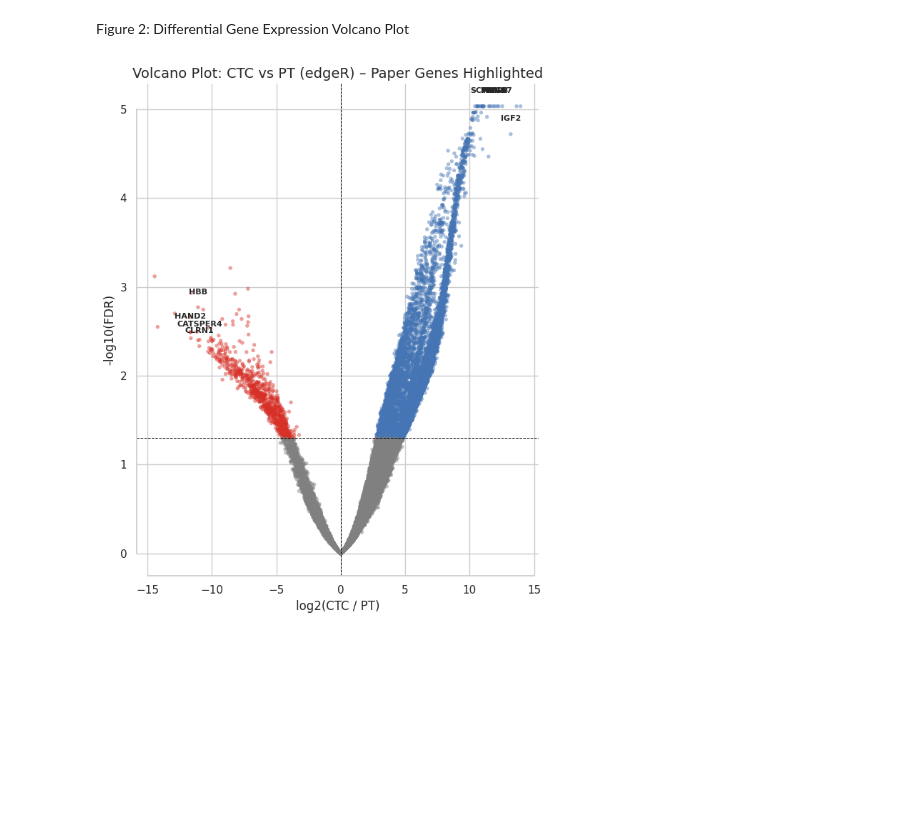
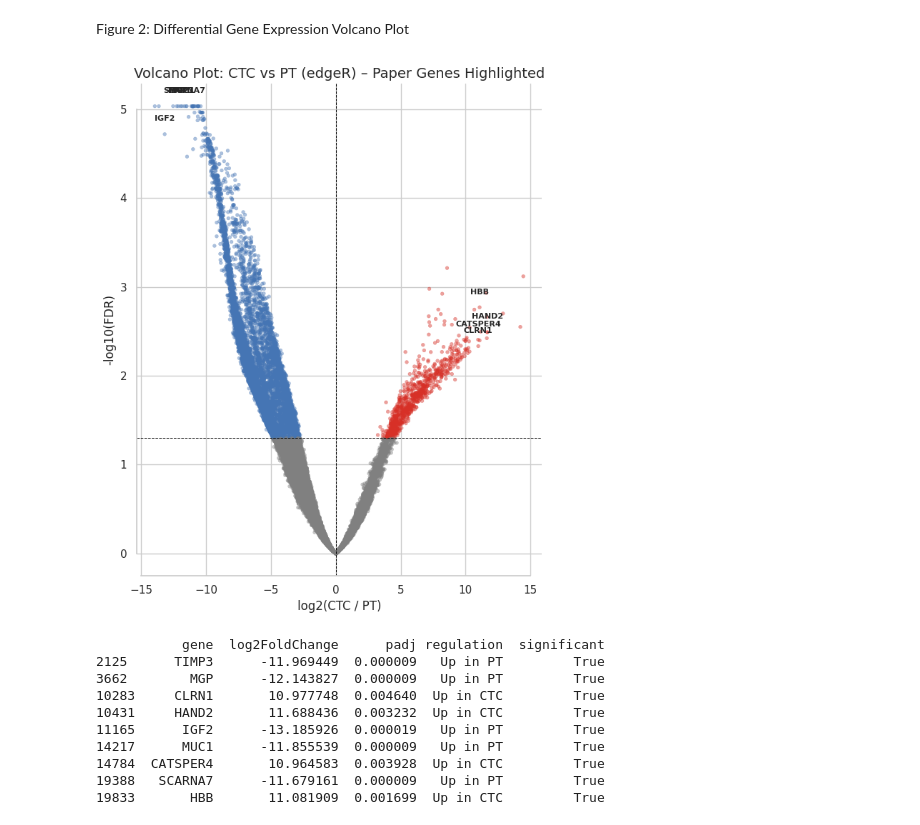
Before and after one commit to Tazein-S/PCA_DGE_Figure_Recreation, a Jupyter notebook: project2.ipynb, the cells around one changed output. Cells and saved outputs as stored; diff of their text form; code cells hidden in the pictures; blank space fills up the shorter version.

```diff
--- a/project2.ipynb
+++ b/project2.ipynb
@@ -90,10 +90,13 @@ res = res.rename(columns={
     "gene_symbol": "gene"
 })
 
+# Flip log2FoldChange to represent CTC / PT
+res["log2FoldChange"] = -res["log2FoldChange"]
+
 # Compute -log10(FDR)
 res["log10padj"] = -np.log10(res["padj"])
 
-# Categorize regulation
+# Categorize regulation based on CTC / PT
 res["regulation"] = "NS"
 res.loc[(res["log2FoldChange"] > 0) & (res["padj"] < 0.05), "regulation"] = "Up in CTC"
 res.loc[(res["log2FoldChange"] < 0) & (res["padj"] < 0.05), "regulation"] = "Up in PT"
@@ -107,10 +110,8 @@ res["regulation"] = pd.Categorical(
 # ===========================================================
 # 🔥 Label specific genes from paper
 # ===========================================================
-
 top_genes_pt_paper = ["IGF2","TIMP3","MGP","MUC1","SCARNA7"]
 top_genes_ctc_paper = ["HBB","HAND2","OR52H1","CATSPER4","CLRN1"]
-
 highlight_genes = top_genes_pt_paper + top_genes_ctc_paper
 
 res["label"] = res["gene"].where(res["gene"].isin(highlight_genes), "")
@@ -118,19 +119,19 @@ res["label"] = res["gene"].where(res["gene"].isin(highlight_genes), "")
 # ===========================================================
 # 🔥 Volcano Plot
 # ===========================================================
-
 sns.set_theme(style="whitegrid")
 plt.figure(figsize=(6.5, 8))
 
+# Scatter plot
 sns.scatterplot(
     data=res,
     x="log2FoldChange",
     y="log10padj",
     hue="regulation",
     palette={
-        "Up in CTC": "#4575B4",
+        "Up in CTC": "#D73027",
         "NS": "gray",
-        "Up in PT": "#D73027"
+        "Up in PT": "#4575B4"
     },
     alpha=0.45,
     s=12,
@@ -139,33 +140,57 @@ sns.scatterplot(
 )
 
 # Threshold lines
 plt.axvline(x=0, linestyle="--", color="black", linewidth=0.7)
 plt.axhline(y=-np.log10(0.05), linestyle="--", color="black", linewidth=0.7)
 
-# ==== Add labels for selected genes ====
+# Add labels for selected genes
 label_df = res[res["label"] != ""]
-
 for _, row in label_df.iterrows():
     plt.text(
         row["log2FoldChange"],
         row["log10padj"] + 0.15,
         row["label"],
         fontsize=8,
         ha="center",
         fontweight="bold"
     )
 
 # Axis labels and title
 plt.xlabel("log2(CTC / PT)", fontsize=12)
 plt.ylabel("-log10(FDR)", fontsize=12)
 plt.title("Volcano Plot: CTC vs PT (edgeR) – Paper Genes Highlighted", fontsize=14)
 
 sns.despine(trim=True)
 plt.tight_layout()
 
 # Save plot
 plt.savefig("volcano_plot_edgeR_CTC_vs_PT_paper_genes.png", dpi=300)
 plt.savefig("volcano_plot_edgeR_CTC_vs_PT_paper_genes.pdf")
 plt.show()
+
+# ===========================================================
+# 🔥 Check significance of paper genes
+# ===========================================================
+paper_genes = top_genes_pt_paper + top_genes_ctc_paper
+
+paper_gene_results = res[res["gene"].isin(paper_genes)][
+    ["gene", "log2FoldChange", "padj", "regulation"]
+].copy()
+
+# Add a column to check significance
+paper_gene_results["significant"] = paper_gene_results["padj"] < 0.05
+
+# Show the table
+print(paper_gene_results)
 # %% [output]
-[figure, old version]
+[figure, new version]
+           gene  log2FoldChange      padj regulation  significant
+2125      TIMP3      -11.969449  0.000009   Up in PT         True
+3662        MGP      -12.143827  0.000009   Up in PT         True
+10283     CLRN1       10.977748  0.004640  Up in CTC         True
+10431     HAND2       11.688436  0.003232  Up in CTC         True
+11165      IGF2      -13.185926  0.000019   Up in PT         True
+14217      MUC1      -11.855539  0.000009   Up in PT         True
+14784  CATSPER4       10.964583  0.003928  Up in CTC         True
+19388   SCARNA7      -11.679161  0.000009   Up in PT         True
+19833       HBB       11.081909  0.001699  Up in CTC         True
```
Also changed, not shown: 2 other files.
